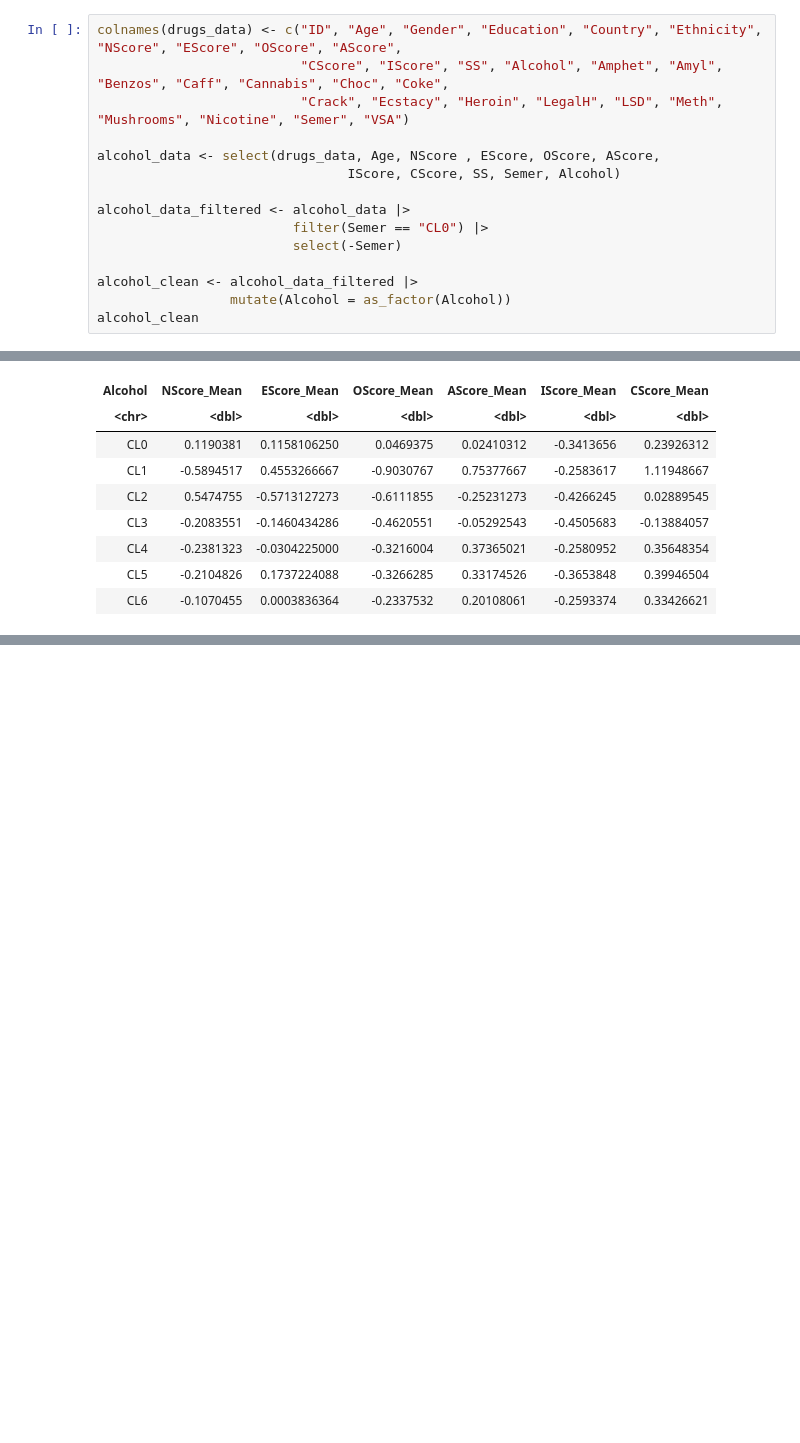
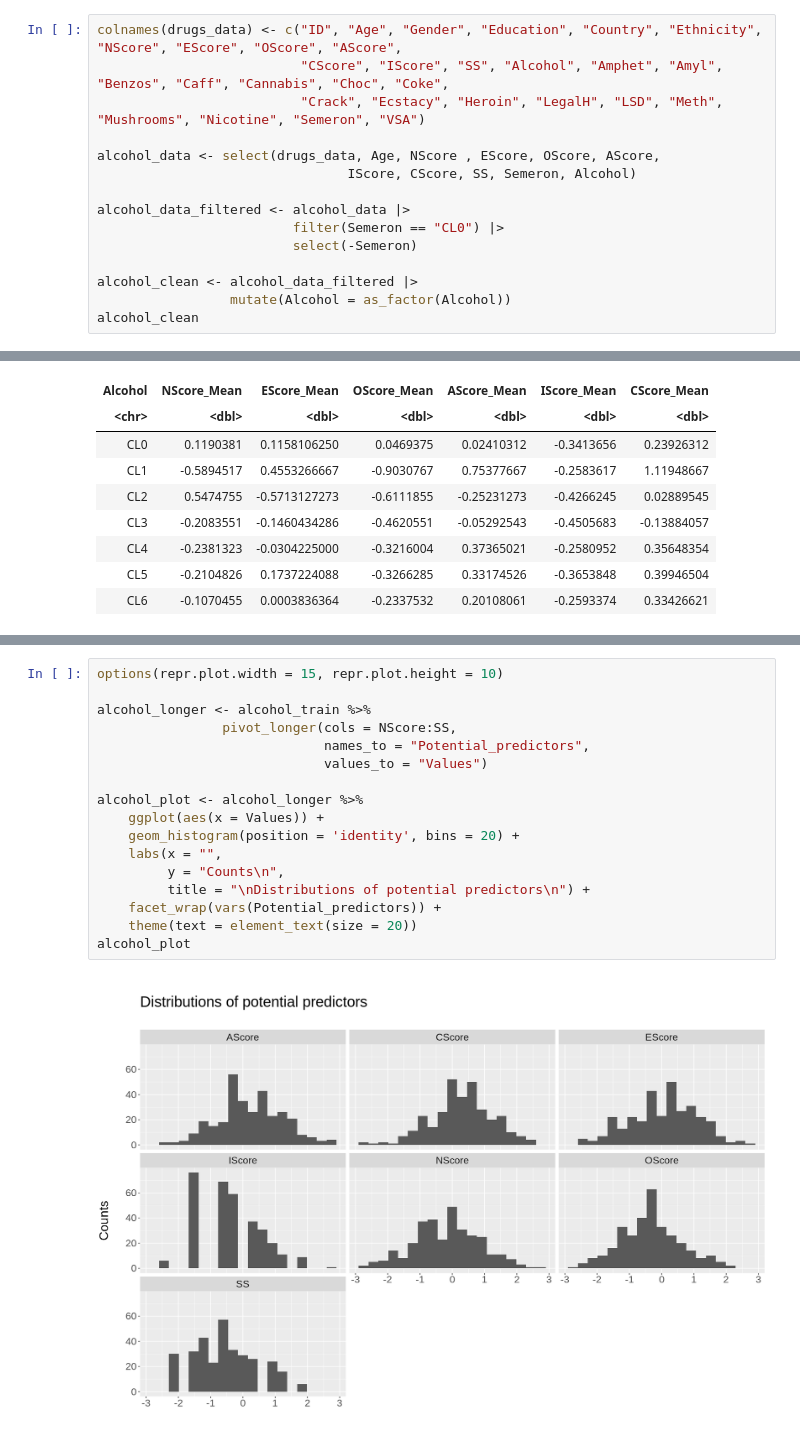
Before and after one commit to hyt152004/Alcohol-Consumption-Data-Analysis, a Jupyter notebook: final_report_draft_2.ipynb, the cells around one changed output, grey strips where cells are left out. Cells and saved outputs as stored; diff of their text form; blank space fills up the shorter version.

Commit message:
done with the summary
working on visualization

```diff
--- a/final_report_draft_2.ipynb
+++ b/final_report_draft_2.ipynb
@@ -109,14 +113,14 @@ A spec_tbl_df: 1885 × 32
 # %%
 colnames(drugs_data) <- c("ID", "Age", "Gender", "Education", "Country", "Ethnicity", "NScore", "EScore", "OScore", "AScore",
                           "CScore", "IScore", "SS", "Alcohol", "Amphet", "Amyl", "Benzos", "Caff", "Cannabis", "Choc", "Coke",
-                          "Crack", "Ecstacy", "Heroin", "LegalH", "LSD", "Meth", "Mushrooms", "Nicotine", "Semer", "VSA")
+                          "Crack", "Ecstacy", "Heroin", "LegalH", "LSD", "Meth", "Mushrooms", "Nicotine", "Semeron", "VSA")
 
 alcohol_data <- select(drugs_data, Age, NScore , EScore, OScore, AScore,
-                                IScore, CScore, SS, Semer, Alcohol)
+                                IScore, CScore, SS, Semeron, Alcohol)
 
 alcohol_data_filtered <- alcohol_data |>
-                         filter(Semer == "CL0") |>
-                         select(-Semer)
+                         filter(Semeron == "CL0") |>
+                         select(-Semeron)
 
 alcohol_clean <- alcohol_data_filtered |>
                  mutate(Alcohol = as_factor(Alcohol))
@@ -184,0 +201,19 @@ A tibble: 7 × 7
+# %%
+options(repr.plot.width = 15, repr.plot.height = 10)
+
+alcohol_longer <- alcohol_train %>%
+                pivot_longer(cols = NScore:SS,
+                             names_to = "Potential_predictors",
+                             values_to = "Values")
+
+alcohol_plot <- alcohol_longer %>%
+    ggplot(aes(x = Values)) +
+    geom_histogram(position = 'identity', bins = 20) +
+    labs(x = "",
+         y = "Counts\n",
+         title = "\nDistributions of potential predictors\n") +
+    facet_wrap(vars(Potential_predictors)) +
+    theme(text = element_text(size = 20))
+alcohol_plot
+# %% [output]
+[figure, added]
```
Also changed, not shown: parts of 6 cells of this notebook.
